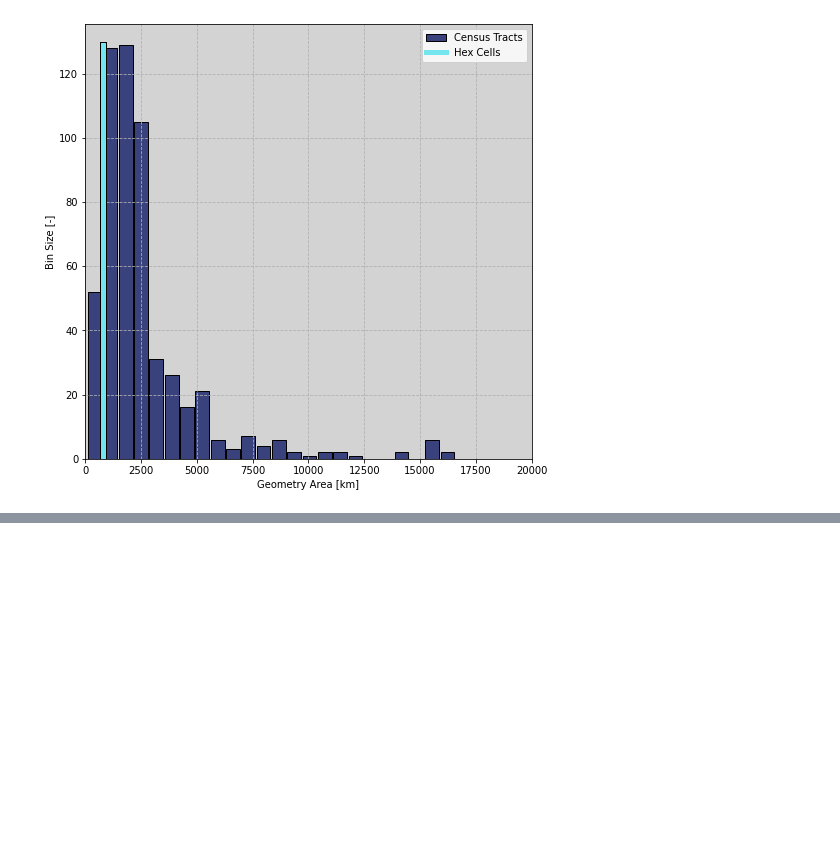
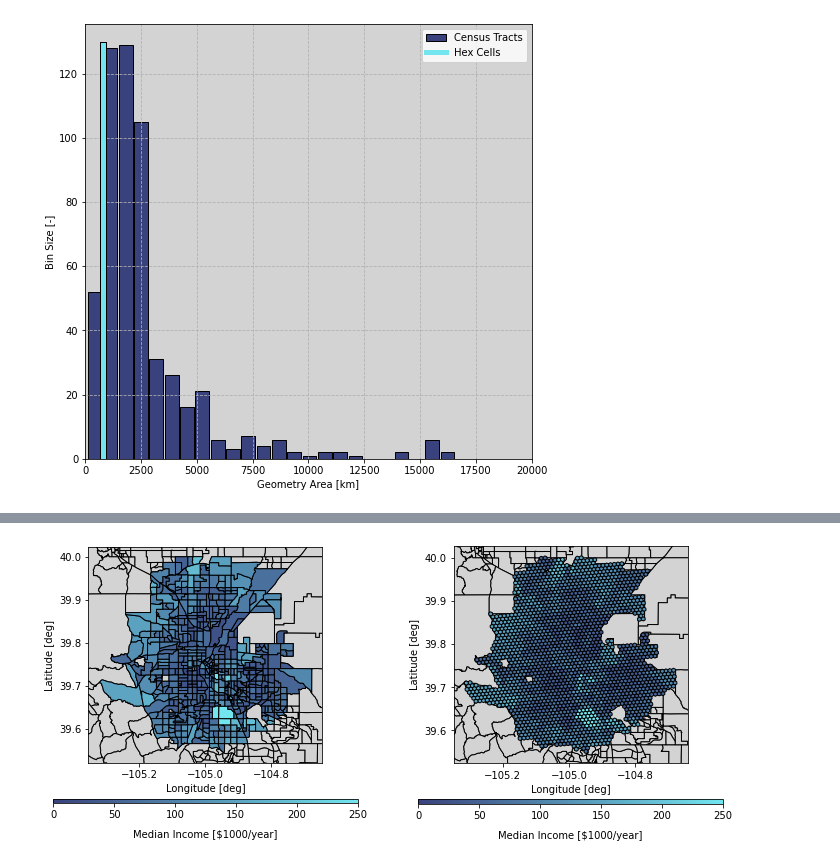
Before and after one commit to airabino/Vehicular_Operational_Inconvenience_Analysis, a Jupyter notebook: Dev.ipynb, the cells around one changed output, grey strips where cells are left out. Saved outputs shown, nothing was run; the diff lists cells and outputs as text; code cells hidden in the pictures; blank space fills up the shorter version.

```diff
--- a/Dev.ipynb
+++ b/Dev.ipynb
@@ -311,0 +117,11 @@ gdf_selected['Total_HO'],gdf_selected['Total_HO'].sum()
+# %%
+#Comparing median income to hex cells
+deep_reload(src)
+gdf_selected['Median Income 1000']=gdf_selected['Median Income']/1000
+gdf_hex_data['Median Income 1000']=gdf_hex_data['Median Income']/1000
+fig=src.figures.DataColumnComparisonPlot(gdf_selected,gdf_hex_data,gdf_background,
+                               column='Median Income 1000',
+                               color_axis_label='Median Income [$1000/year]',
+                               colors=np.flip(src.figures.color_scheme_2_1))
+# %% [output]
+[figure, added]
```
Also changed, not shown: parts of 35 cells of this notebook, 8 other files.
